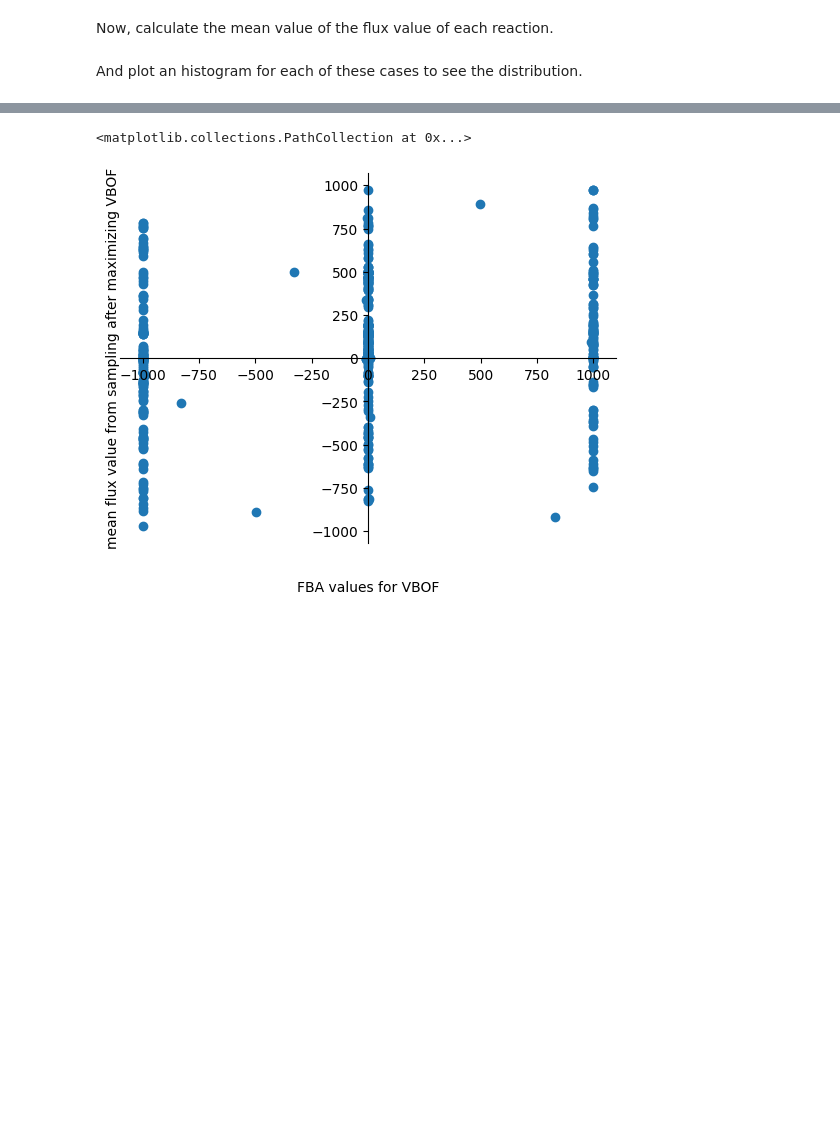
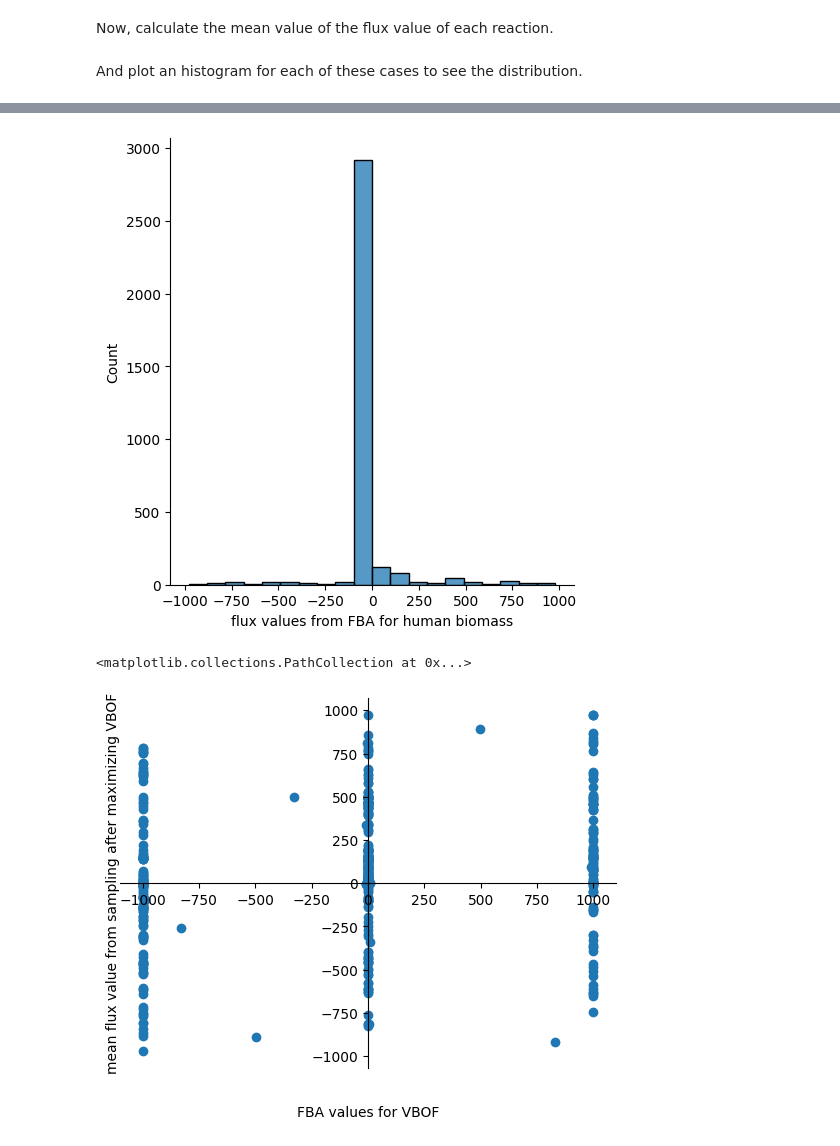
Before and after one commit to hariszaf/dingo, a Jupyter notebook: tutorials/vbof.ipynb, the cells around one changed output, grey strips where cells are left out. Cells and saved outputs as stored; diff of their text form; code cells hidden in the pictures; blank space fills up the shorter version.

```diff
--- a/tutorials/vbof.ipynb
+++ b/tutorials/vbof.ipynb
@@ -112,3 +109,9 @@ sn.displot(human_biomass_max_samples_mean, bins=20)
+# %%
+ax = sn.displot(human_biomass_max_samples_mean, bins=20)
+ax.set(xlabel = 'flux values from FBA for human biomass')
+plt.show()
+# %% [output]
+[figure, added]
 # %%
 fig = plt.figure()
 ax = fig.add_subplot(1, 1, 1)
```
Also changed, not shown: parts of 9 cells of this notebook, 1 other file.
